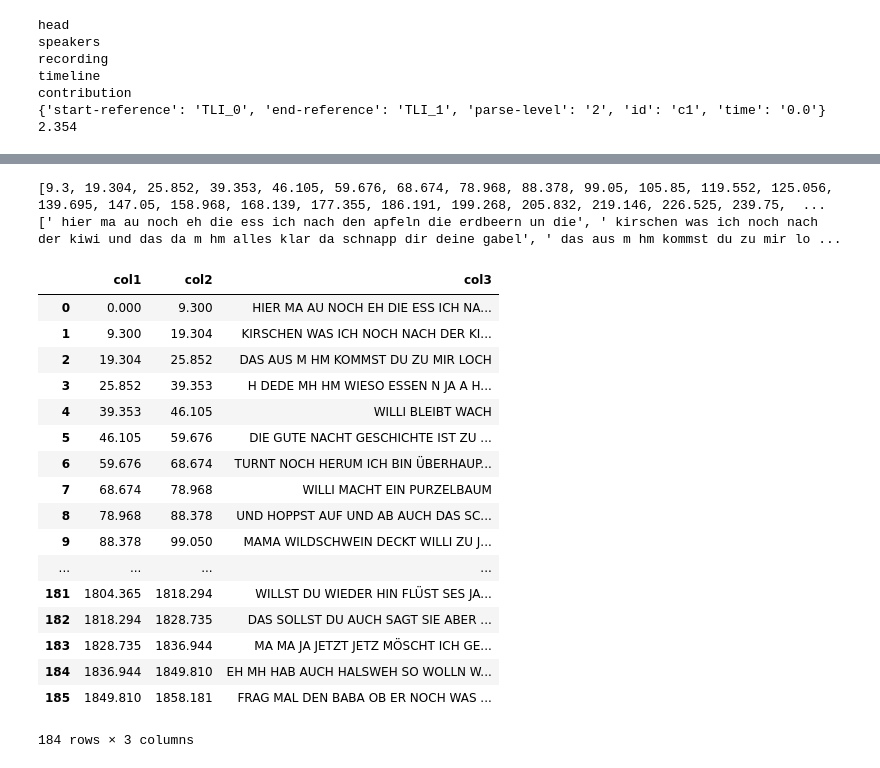
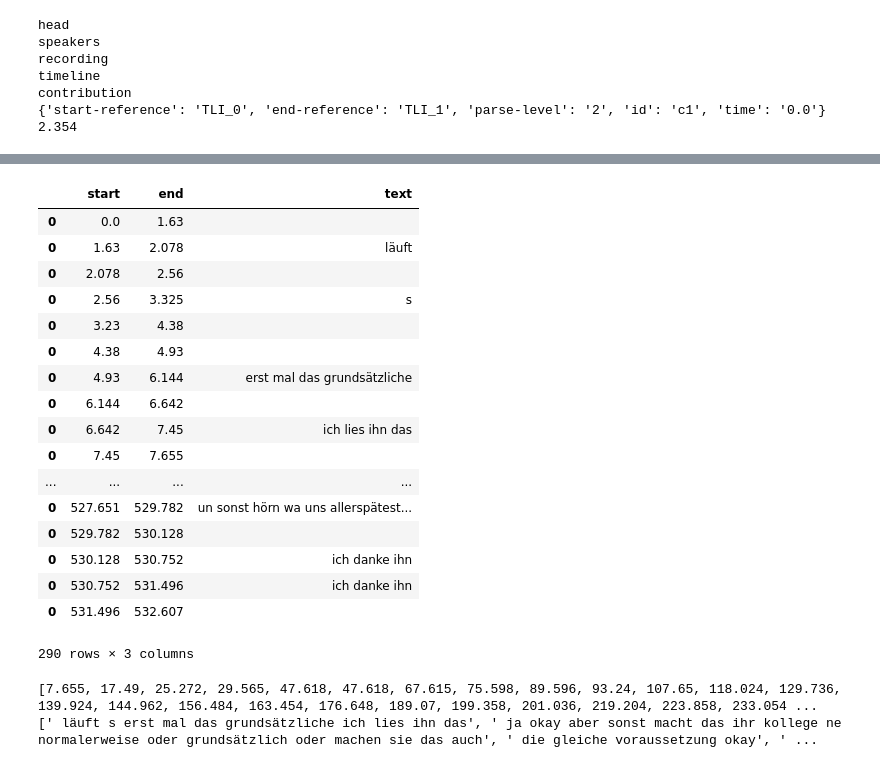
Before and after one commit to megharangaswamy/deut-w2l, a Jupyter notebook: FOLK_Data.ipynb, the cells around one changed output, grey strips where cells are left out. Saved outputs shown, nothing was run; the diff lists cells and outputs as text; code cells hidden in the pictures.

```diff
--- a/FOLK_Data.ipynb
+++ b/FOLK_Data.ipynb
@@ -36,3 +36,28 @@ timeline
 contribution
 {'start-reference': 'TLI_0', 'end-reference': 'TLI_1', 'parse-level': '2', 'id': 'c1', 'time': '0.0'}
 2.354
+# %%
+rootdir = "/home/megha/Desktop/c/DGD-Download_3617D0878D90D0A23A44D6875D3EB642_1553176432773"
+
+tree = ET.parse(rootdir+"/FOLK_E_00190_SE_01_T_01.fln")
+root = tree.getroot()
+df  = pd.DataFrame(columns = ['A', 'B', 'C'])
+for contribution in root.findall("./contribution"):
+    #time = contribution.attrib['time']
+    #print(contribution.tag)
+    children = contribution.getchildren()
+    time_array = []
+    word = ""
+    for child in children:
+        #print(child.tag)
+        if(child.tag == "time"):
+            #print(child.attrib['time'])
+            time_array.append(child.attrib['time'])
+        if(child.tag == "w"):
+            #print(child.text)
+            word = word+" "+child.text
+        df2 = pd.DataFrame([[time_array[0],time_array[-1],word]], columns=list('ABC'))
+    print('--------------------------------------------------------------------')
+    df = df.append(df2)
+#print(df)
+df = df.rename(index=str, columns={"A": "start", "B": "end","C" : "text"})
@@ -39,7 +82,28 @@ contribution
+# %%
+df
+# %% [output]
+|  | start | end | text |
+| 0 | 0.0 | 1.63 |  |
+| 0 | 1.63 | 2.078 | läuft |
+| 0 | 2.078 | 2.56 |  |
+| 0 | 2.56 | 3.325 | s |
+| 0 | 3.23 | 4.38 |  |
+| 0 | 4.38 | 4.93 |  |
+| 0 | 4.93 | 6.144 | erst mal das grundsätzliche |
+| 0 | 6.144 | 6.642 |  |
+| 0 | 6.642 | 7.45 | ich lies ihn das |
+| 0 | 7.45 | 7.655 |  |
+| ... | ... | ... | ... |
+| 0 | 527.651 | 529.782 | un sonst hörn wa uns allerspätest... |
+| 0 | 529.782 | 530.128 |  |
+| 0 | 530.128 | 530.752 | ich danke ihn |
+| 0 | 530.752 | 531.496 | ich danke ihn |
+| 0 | 531.496 | 532.607 |  |
+290 rows × 3 columns
 # %%
-rootdir = "/home/megha/Desktop/b/DGD-Download_3617D0878D90D0A23A44D6875D3EB642_1553175816381/"
+rootdir = "/home/megha/Desktop/c/DGD-Download_3617D0878D90D0A23A44D6875D3EB642_1553176432773"
 
-tree = ET.parse(rootdir+"/FOLK_E_00002_SE_01_T_01.fln")
+tree = ET.parse(rootdir+"/FOLK_E_00190_SE_01_T_01.fln")
 root = tree.getroot()
 df  = pd.DataFrame(columns = ['A', 'B', 'C'])
 for contribution in root.findall("./contribution"):
@@ -101,26 +165,5 @@ string_final =  [x.upper() for x in string_final]
 df2 = pd.DataFrame({'col1':starttime, 'col2':endtime, 'col3':string_final})
 df2 = df2.drop(df2[df2.col3 ==""].index)
 # %% [output]
-[9.3, 19.304, 25.852, 39.353, 46.105, 59.676, 68.674, 78.968, 88.378, 99.05, 105.85, 119.552, 125.056, 139.695, 147.05, 158.968, 168.139, 177.355, 186.191, 199.268, 205.832, 219.146, 226.525, 239.75,  ...
-[' hier ma au noch eh die ess ich nach den apfeln die erdbeern un die', ' kirschen was ich noch nach der kiwi und das da m hm alles klar da schnapp dir deine gabel', ' das aus m hm kommst du zu mir lo ...
+[7.655, 17.49, 25.272, 29.565, 47.618, 47.618, 67.615, 75.598, 89.596, 93.24, 107.65, 118.024, 129.736, 139.924, 144.962, 156.484, 163.454, 176.648, 189.07, 199.358, 201.036, 219.204, 223.858, 233.054 ...
+[' läuft s erst mal das grundsätzliche ich lies ihn das', ' ja okay aber sonst macht das ihr kollege ne normalerweise oder grundsätzlich oder machen sie das auch', ' die gleiche voraussetzung okay', ' ...
-# %%
-df2
-# %% [output]
-|  | col1 | col2 | col3 |
-| 0 | 0.000 | 9.300 | HIER MA AU NOCH EH DIE ESS ICH NA... |
-| 1 | 9.300 | 19.304 | KIRSCHEN WAS ICH NOCH NACH DER KI... |
-| 2 | 19.304 | 25.852 | DAS AUS M HM KOMMST DU ZU MIR LOCH |
-| 3 | 25.852 | 39.353 | H DEDE MH HM WIESO ESSEN N JA A H... |
-| 4 | 39.353 | 46.105 | WILLI BLEIBT WACH |
-| 5 | 46.105 | 59.676 | DIE GUTE NACHT GESCHICHTE IST ZU ... |
-| 6 | 59.676 | 68.674 | TURNT NOCH HERUM ICH BIN ÜBERHAUP... |
-| 7 | 68.674 | 78.968 | WILLI MACHT EIN PURZELBAUM |
-| 8 | 78.968 | 88.378 | UND HOPPST AUF UND AB AUCH DAS SC... |
-| 9 | 88.378 | 99.050 | MAMA WILDSCHWEIN DECKT WILLI ZU J... |
-| ... | ... | ... | ... |
-| 181 | 1804.365 | 1818.294 | WILLST DU WIEDER HIN FLÜST SES JA... |
-| 182 | 1818.294 | 1828.735 | DAS SOLLST DU AUCH SAGT SIE ABER ... |
-| 183 | 1828.735 | 1836.944 | MA MA JA JETZT JETZ MÖSCHT ICH GE... |
-| 184 | 1836.944 | 1849.810 | EH MH HAB AUCH HALSWEH SO WOLLN W... |
-| 185 | 1849.810 | 1858.181 | FRAG MAL DEN BABA OB ER NOCH WAS ... |
-184 rows × 3 columns
```
Also changed, not shown: parts of 7 cells of this notebook.
